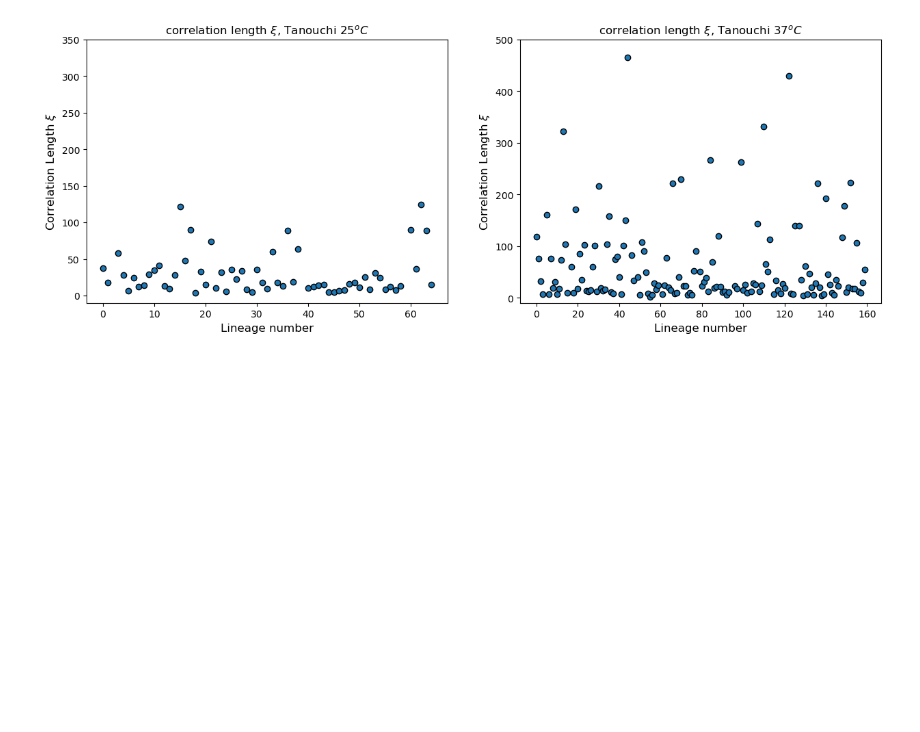
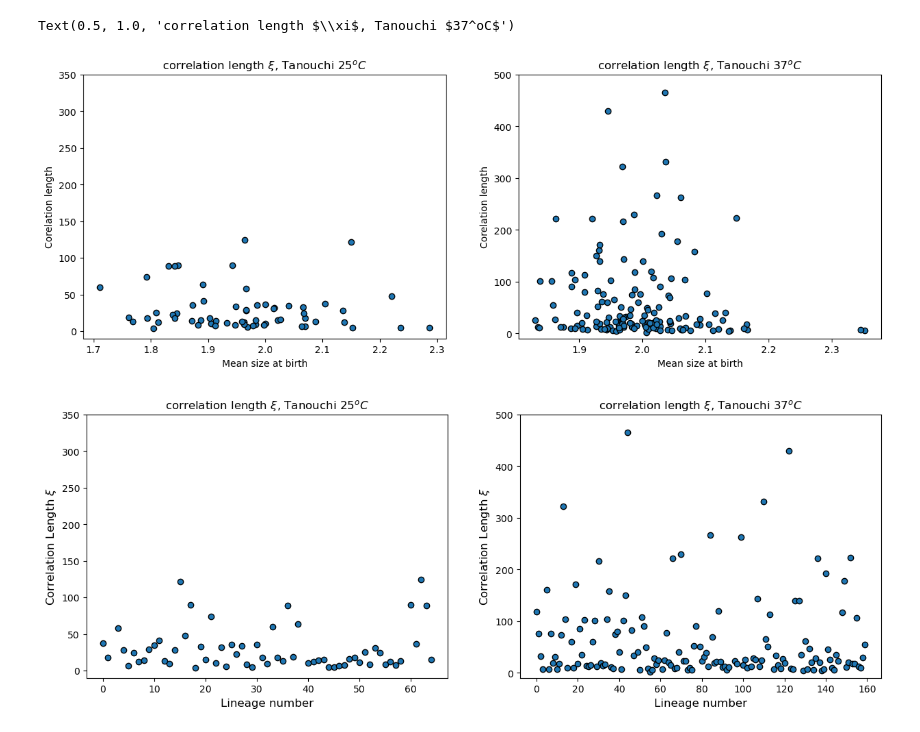
Before and after one commit to tommasoamico/masterThesis, a Jupyter notebook: code/jupyterNotebooks/realData/Tanouchi.ipynb, the cells around one changed output. Cells and saved outputs as stored; diff of their text form; code cells hidden in the pictures; blank space fills up the shorter version.

```diff
--- a/code/jupyterNotebooks/realData/Tanouchi.ipynb
+++ b/code/jupyterNotebooks/realData/Tanouchi.ipynb
@@ -57 +78,21 @@ plt.show()
+# %%
+fig, ax_ = plt.subplots(1, 2, figsize=(15, 5))
+ax1, ax2 = ax_.flatten()
+corLengths25 = list << fC >> map(lambda x: x[1][1], autocorrelationInfo25)
+ax1.scatter(list << fC >> map(lambda x: np.mean(x), lineages25),
+            corLengths25, edgecolor='black')
+ax1.set_xlabel('Mean size at birth')
+ax1.set_ylabel('Corelation length')
+_ = ax1.set_ylim(bottom=-10, top=350)
+corLengths37 = list << fC >> map(lambda x: x[1][1], autocorrelationInfo37)
+ax2.scatter(list << fC >> map(lambda x: np.mean(x), lineages37),
+            corLengths37, edgecolor='black')
+ax2.set_xlabel('Mean size at birth')
+ax2.set_ylabel('Corelation length')
+_ = ax2.set_ylim(bottom=-10, top=500)
+ax1.set_title('correlation length $\\xi$, Tanouchi $25^oC$')
+ax2.set_title('correlation length $\\xi$, Tanouchi $37^oC$')
+# %% [output]
+Text(0.5, 1.0, 'correlation length $\\xi$, Tanouchi $37^oC$')
+[figure, added]
 # %%
```
Also changed, not shown: parts of 12 cells of this notebook, 32 other files.
